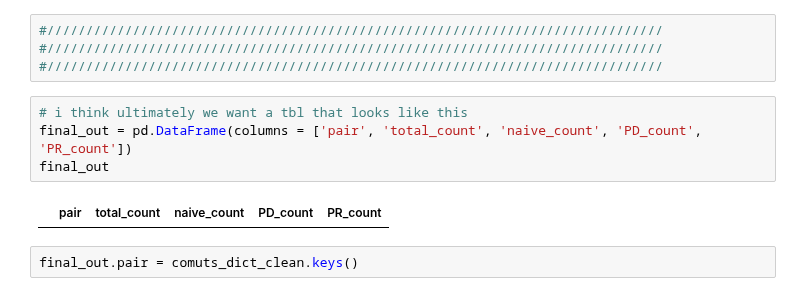
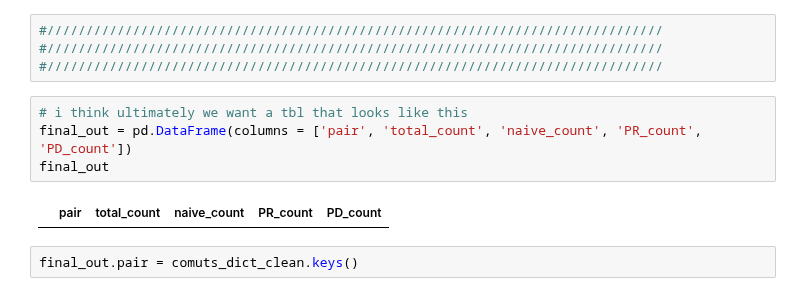
Before and after one commit to lincoln-harris/potLuck, a Jupyter notebook: co_mutation_pairs.ipynb, the cells around one changed output. Drawn from its saved outputs; the diff is of its cells as text.

```diff
--- a/co_mutation_pairs.ipynb
+++ b/co_mutation_pairs.ipynb
@@ -466,10 +464,10 @@ del comuts_dict_clean['EGFR del19, EGFR del19'] # this one is wierd
 #///////////////////////////////////////////////////////////////////////////////
 # %%
 # i think ultimately we want a tbl that looks like this
-final_out = pd.DataFrame(columns = ['pair', 'total_count', 'naive_count', 'PD_count', 'PR_count'])
+final_out = pd.DataFrame(columns = ['pair', 'total_count', 'naive_count', 'PR_count', 'PD_count'])
 final_out
 # %% [output]
-|  | pair | total_count | naive_count | PD_count | PR_count |
+|  | pair | total_count | naive_count | PR_count | PD_count |
 # %%
 final_out.pair = comuts_dict_clean.keys()
 # %%
```
Also changed, not shown: parts of 6 cells of this notebook.
